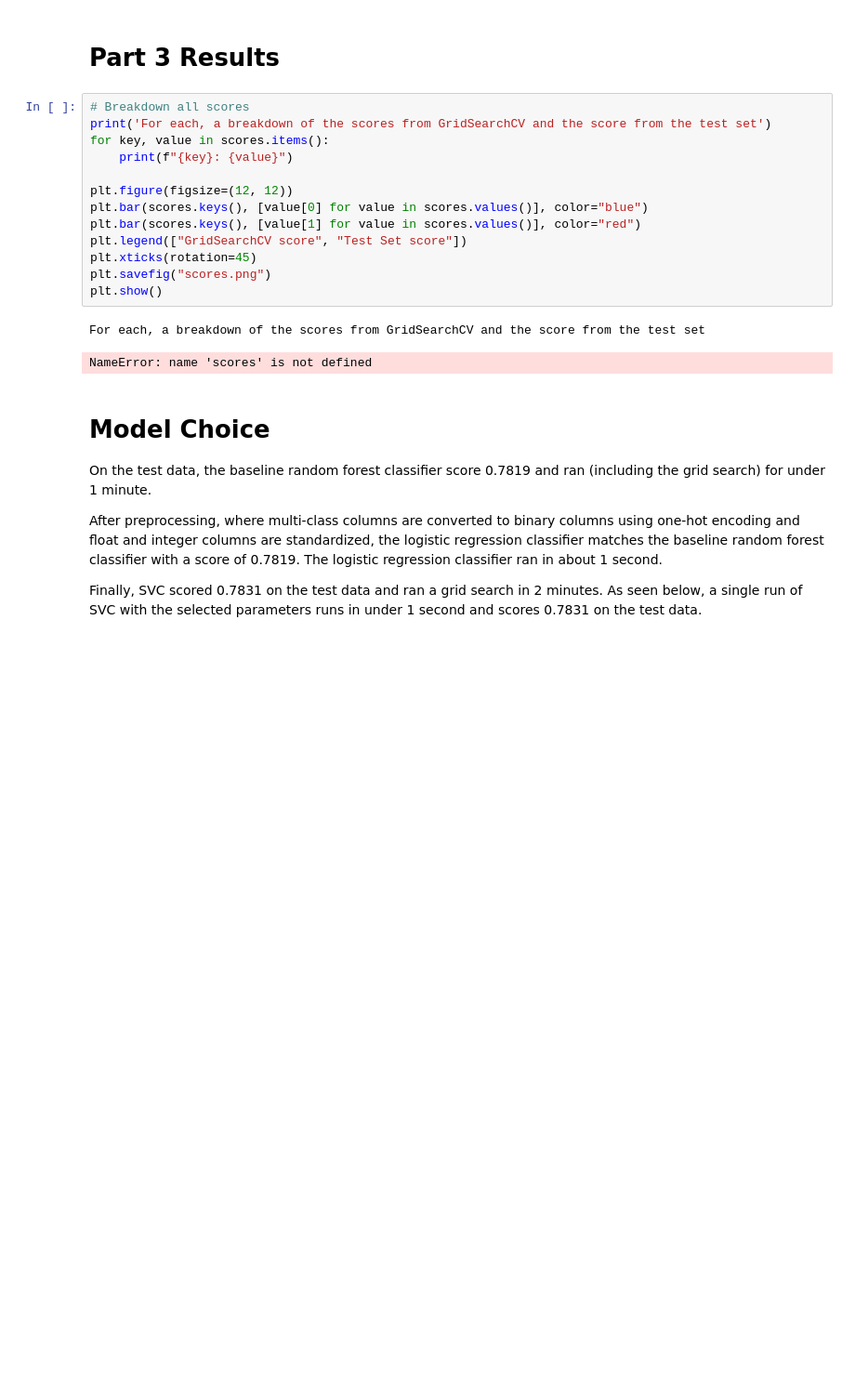
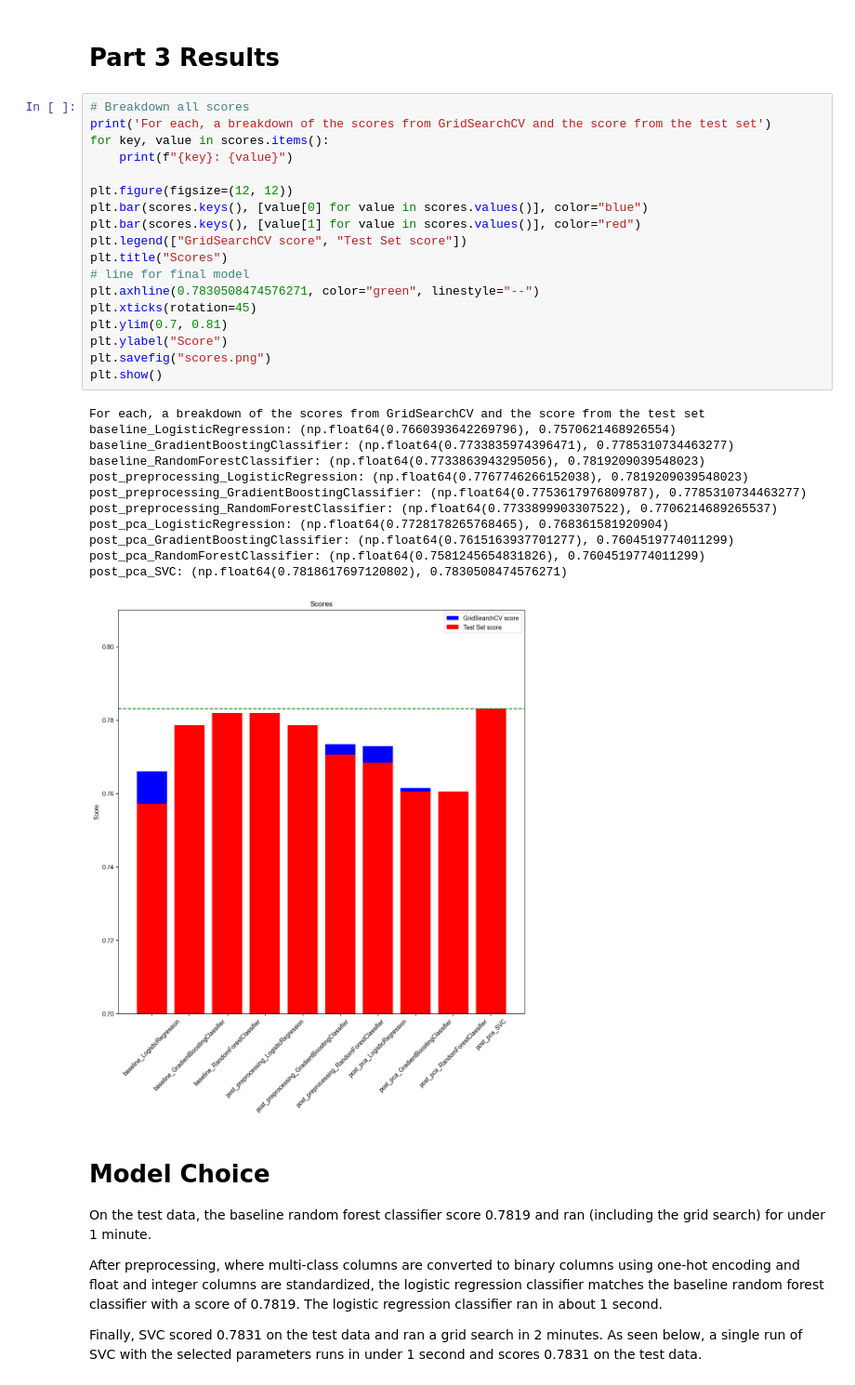
Before and after one commit to lrwham/Supervised-Learning-Final, a Jupyter notebook: final_model.ipynb, the cells around one changed output. Shown at 93% size. Cells and saved outputs as stored; diff of their text form; blank space fills up the shorter version.

```diff
--- a/final_model.ipynb
+++ b/final_model.ipynb
@@ -472,19 +472,34 @@ SVC best score: 0.7818617697120802
 # %%
 # Breakdown all scores
 print('For each, a breakdown of the scores from GridSearchCV and the score from the test set')
 for key, value in scores.items():
     print(f"{key}: {value}")
 
 plt.figure(figsize=(12, 12))
 plt.bar(scores.keys(), [value[0] for value in scores.values()], color="blue")
 plt.bar(scores.keys(), [value[1] for value in scores.values()], color="red")
 plt.legend(["GridSearchCV score", "Test Set score"])
+plt.title("Scores")
+# line for final model
+plt.axhline(0.7830508474576271, color="green", linestyle="--")
 plt.xticks(rotation=45)
+plt.ylim(0.7, 0.81)
+plt.ylabel("Score")
 plt.savefig("scores.png")
 plt.show()
 # %% [output]
 For each, a breakdown of the scores from GridSearchCV and the score from the test set
+baseline_LogisticRegression: (np.float64(0.7660393642269796), 0.7570621468926554)
+baseline_GradientBoostingClassifier: (np.float64(0.7733835974396471), 0.7785310734463277)
+baseline_RandomForestClassifier: (np.float64(0.7733863943295056), 0.7819209039548023)
+post_preprocessing_LogisticRegression: (np.float64(0.7767746266152038), 0.7819209039548023)
+post_preprocessing_GradientBoostingClassifier: (np.float64(0.7753617976809787), 0.7785310734463277)
+post_preprocessing_RandomForestClassifier: (np.float64(0.7733899903307522), 0.7706214689265537)
+post_pca_LogisticRegression: (np.float64(0.7728178265768465), 0.768361581920904)
+post_pca_GradientBoostingClassifier: (np.float64(0.7615163937701277), 0.7604519774011299)
+post_pca_RandomForestClassifier: (np.float64(0.7581245654831826), 0.7604519774011299)
+post_pca_SVC: (np.float64(0.7818617697120802), 0.7830508474576271)
-NameError: name 'scores' is not defined
+[figure, added]
 # %% [markdown]
 # Model Choice
 On the test data, the baseline random forest classifier score 0.7819 and ran (including the grid search) for under 1 minute.
```
Also changed, not shown: parts of 3 cells of this notebook.
